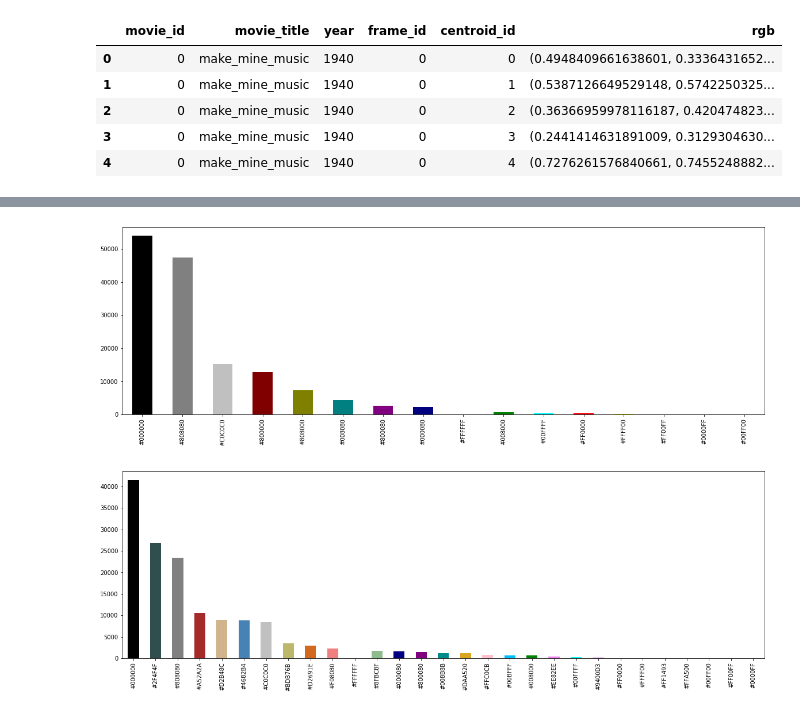
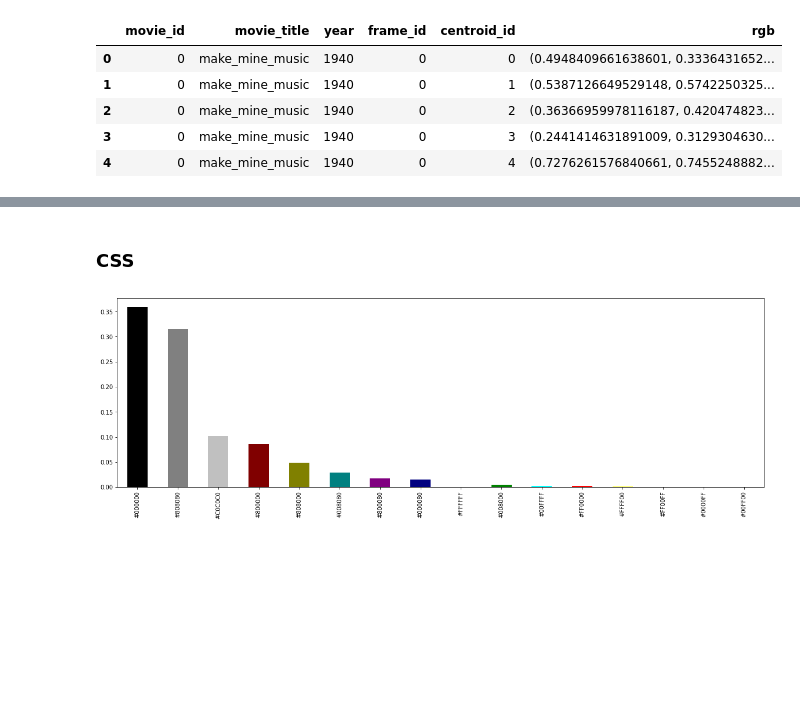
Before and after one commit to AttilioTrovato/Animation-studios-analysis, a Jupyter notebook: movies-frame/centroids/centroids_stats.ipynb, the cells around one changed output, grey strips where cells are left out. Cells and saved outputs as stored; diff of their text form; code cells hidden in the pictures; blank space fills up the shorter version.

```diff
--- a/movies-frame/centroids/centroids_stats.ipynb
+++ b/movies-frame/centroids/centroids_stats.ipynb
@@ -182,14 +234,18 @@ Wall time: 1min 14s
 | 3 | 0 | make_mine_music | 1940 | 0 | 3 | (0.2441414631891009, 0.3129304630... | (0.5019607843137255, 0.5019607843... | #808080 | ... |
 | 4 | 0 | make_mine_music | 1940 | 0 | 4 | (0.7276261576840661, 0.7455248882... | (0.7529411764705882, 0.7529411764... | #C0C0C0 | ... |
 # %%
-plt.figure(figsize = (20, 6))
-cdf['CSS_ref_color_hex'].value_counts().plot(kind = 'bar', color = list(cdf['CSS_ref_color_hex'].value_counts().index))
-plt.show()
+def plot_ref_colors(df, ref_colors_column='ref_color', title='', normalize=True):
+    value_counts = df[ref_colors_column].value_counts(normalize=normalize)
+    plt.figure(figsize = (20, 6))
+    value_counts.plot(kind = 'bar', color = list(value_counts.index))
+
+    if title != '':
+        plt.title(title)
+    plt.show()
+    return
-# %% [output]
-[figure, removed]
-# %%
-plt.figure(figsize = (20, 6))
-cdf['CSS4_SEL_ref_color_hex'].value_counts().plot(kind = 'bar', color = list(cdf['CSS4_SEL_ref_color_hex'].value_counts().index))
-plt.show()
-# %% [output]
-[figure, removed]
+# %% [markdown]
+### CSS
+# %%
+plot_ref_colors(cdf, 'CSS_ref_color_hex')
+# %% [output]
+[figure, added]
```
Also changed, not shown: parts of 47 cells of this notebook.
